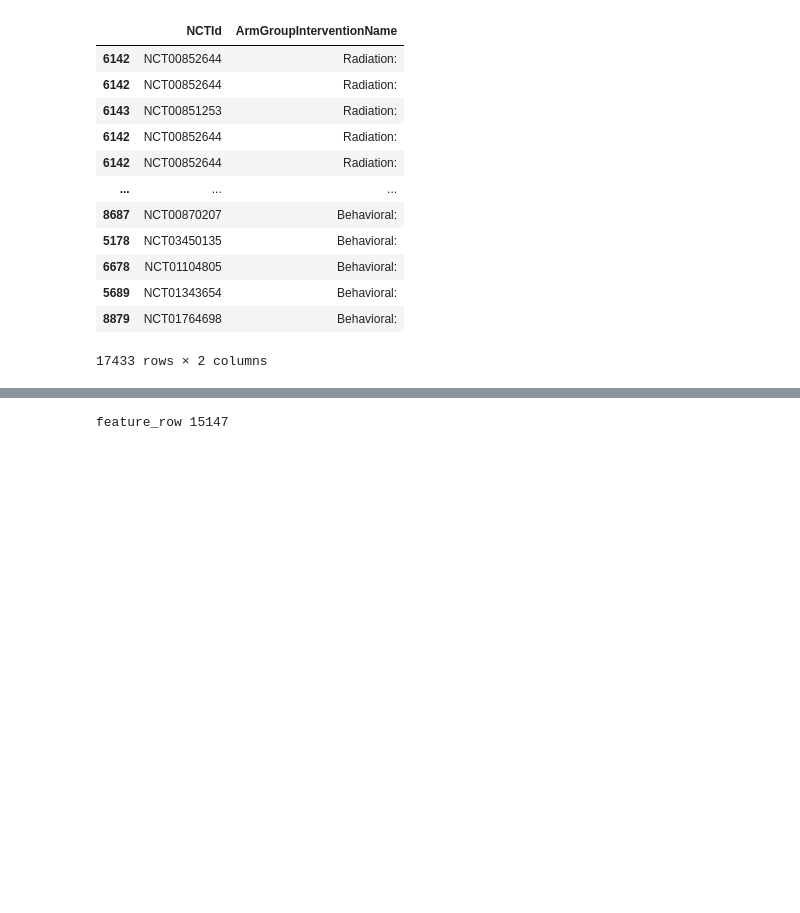
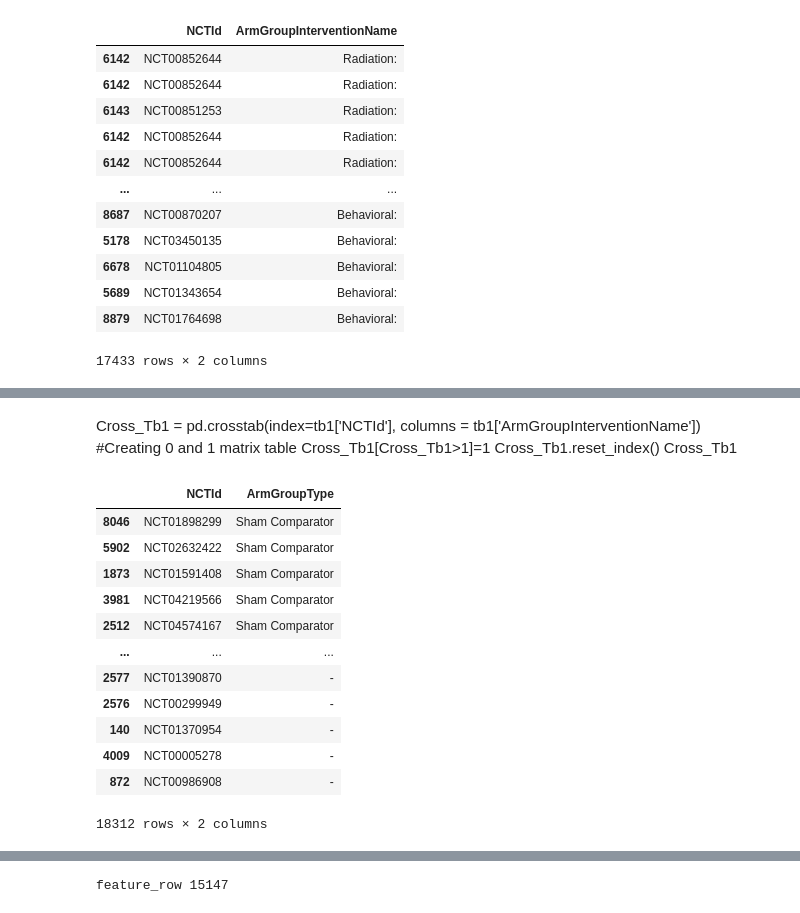
Before and after one commit to sigkarmoil/Clinical_Trial_Machine_Learning, a Jupyter notebook: Codes/Explode_02.ipynb, the cells around one changed output, grey strips where cells are left out. Saved outputs shown, nothing was run; the diff lists cells and outputs as text; code cells hidden in the pictures; blank space fills up the shorter version.

```diff
--- a/Codes/Explode_02.ipynb
+++ b/Codes/Explode_02.ipynb
@@ -82,0 +62,26 @@ Cross_Tb1
+# %% [markdown]
+Cross_Tb1 = pd.crosstab(index=tb1['NCTId'], columns = tb1['ArmGroupInterventionName'])
+#Creating 0 and 1 matrix table
+Cross_Tb1[Cross_Tb1>1]=1
+Cross_Tb1.reset_index()
+Cross_Tb1
+# %%
+tb2 = df_from_json[['NCTId', 'ArmGroupType']].copy()
+tb2 = tb2.explode('ArmGroupType')
+tb2 = tb2.replace(0, "-")
+tb2 = tb2.sort_values(by=['ArmGroupType'], ascending=False)
+tb2
+# %% [output]
+|  | NCTId | ArmGroupType |
+| 8046 | NCT01898299 | Sham Comparator |
+| 5902 | NCT02632422 | Sham Comparator |
+| 1873 | NCT01591408 | Sham Comparator |
+| 3981 | NCT04219566 | Sham Comparator |
+| 2512 | NCT04574167 | Sham Comparator |
+| ... | ... | ... |
+| 2577 | NCT01390870 | - |
+| 2576 | NCT00299949 | - |
+| 140 | NCT01370954 | - |
+| 4009 | NCT00005278 | - |
+| 872 | NCT00986908 | - |
+18312 rows × 2 columns
```
Also changed, not shown: parts of 2 cells of this notebook, 2 other files.
